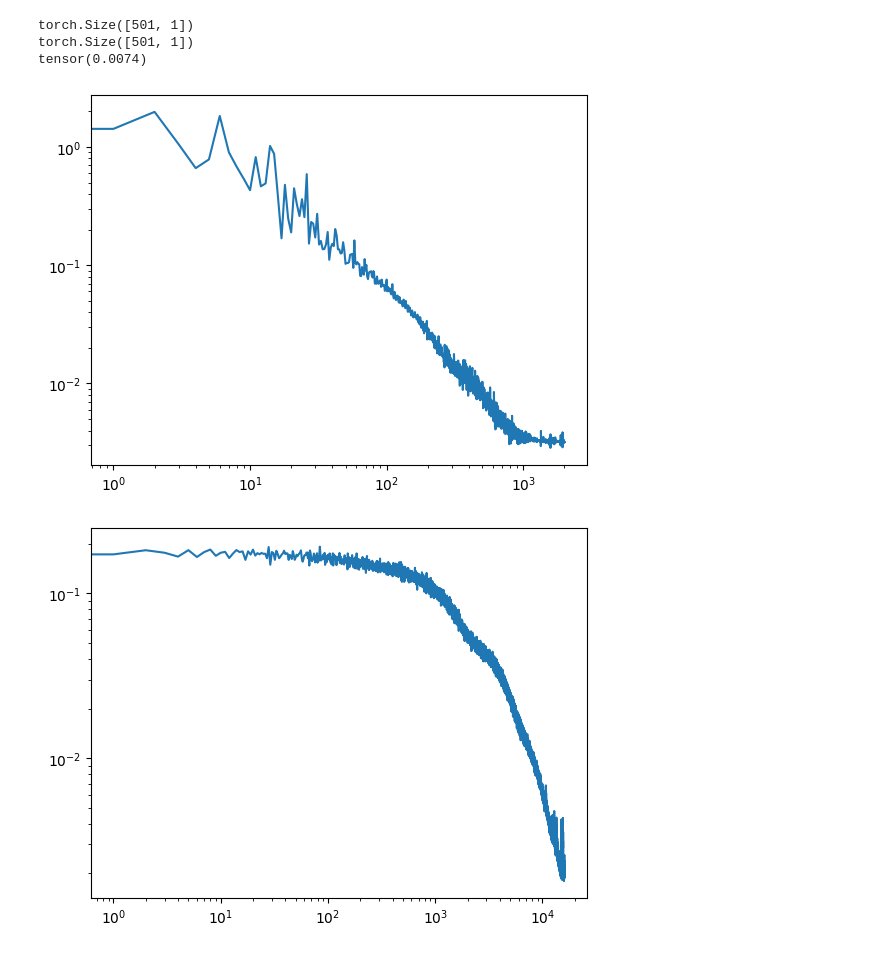
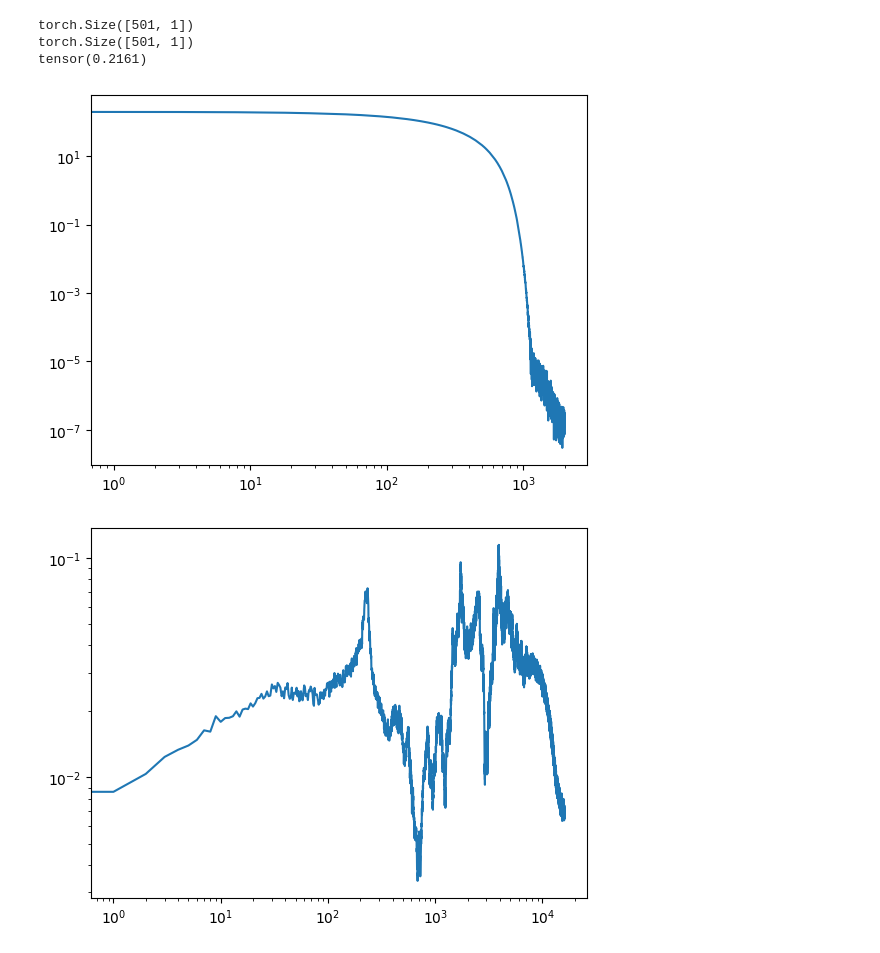
Before and after one commit to fredeco-gh/FYS-STK3155_Project3, a Jupyter notebook: src/HOtest.ipynb, the cells around one changed output. Cells and saved outputs as stored; diff of their text form; code cells hidden in the pictures.

```diff
--- a/src/HOtest.ipynb
+++ b/src/HOtest.ipynb
@@ -2,12 +2,12 @@
 from core.training import train_tise_example
 import matplotlib.pyplot as plt
 import torch
-from schrodinger_box.time_independent_1d import ansatzfactor_HO_asym,ansatzfactor_HO_sym,PotentialHarmonicOscillator,ansatzfactor_1Dbox
+from schrodinger_box.time_independent_1d import ansatzfactor_HO_asym,ansatzfactor_HO_sym,PotentialHarmonicOscillator,ansatzfactor_1Dbox, ansatzfactor_nothing
 import numpy
 
-L = 5.0
+L = 1.0
 # %%
-n = 0.8
+n = 2
 E = (torch.pi**2*n**2)/(2*(2*L)**2)
 
 def analytic_psi(x,n,L):
@@ -18,18 +18,18 @@ def analytic_psi(x,n,L):
 
 torch.manual_seed(124)
 
-ansatz_factor = ansatzfactor_1Dbox
+ansatz_factor = ansatzfactor_nothing
 
 pinn,loss_vals,d2psidx2 = train_tise_example(
     L = L,
     n_epochs = 2000,
-    N_samples = 4096,
+    N_samples = 2048,
     width = 20,
     hidden_layers = 4,
-    lr = 1e-5,
+    lr = 1e-3,
     E = E,
     ansatz_factor = ansatz_factor,
         #potential = PotentialHarmonicOscillator(),
-    batch_size = 512
+    batch_size = 256
 )
 # %% [output]
@@ -41,8 +41,8 @@ NN_psi = pinn(x_test).detach()
 
 norm = torch.trapz(NN_psi[:,0]**2,x_test[:,0])
 
-plt.plot(x_test,NN_psi/torch.sqrt(norm))
-plt.plot(x_test,analytic_psi(x_test.detach().numpy(),n=1,L=L))
+plt.plot(x_test,-NN_psi/torch.sqrt(norm))
+plt.plot(x_test,(analytic_psi(x_test.detach().numpy(),n=1,L=L)))
 plt.show()
 
 print(pinn(x_test).detach().shape)
@@ -63,5 +63,5 @@ plt.show()
 torch.Size([501, 1])
 torch.Size([501, 1])
-tensor(0.0074)
+tensor(0.2161)
-[figure, old version]
+[figure, new version]
-[figure, old version]
+[figure, new version]
```
Also changed, not shown: parts of 2 cells of this notebook, 3 other files.
